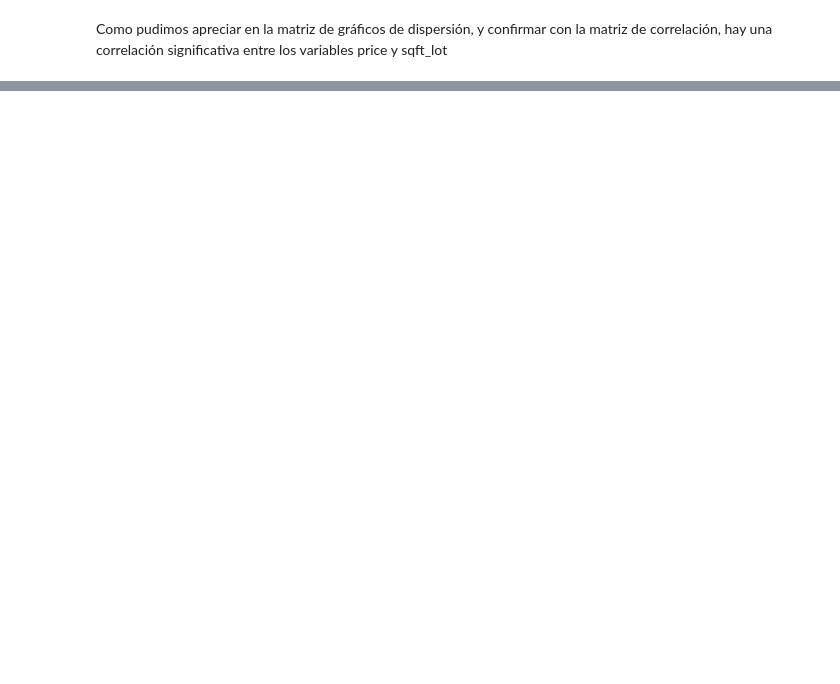
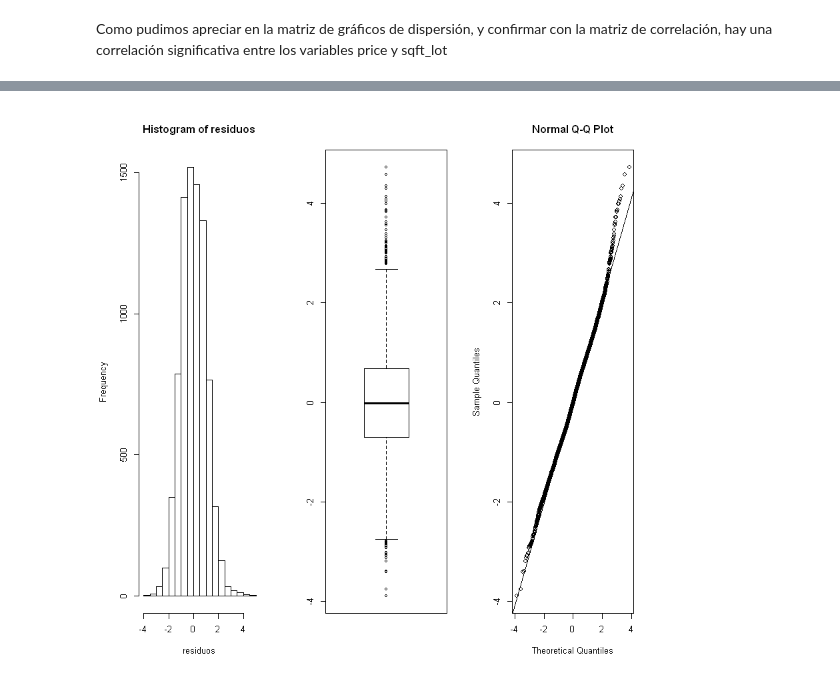
Before and after one commit to ejimenezdelgado/walc_2018_track_big_data, a Jupyter notebook: Dia 1/Regresion Lineal Simple/Regresión Lineal Simple.ipynb, the cells around one changed output, grey strips where cells are left out. Cells and saved outputs as stored; diff of their text form; code cells hidden in the pictures; blank space fills up the shorter version.

```diff
--- a/Dia 1/Regresion Lineal Simple/Regresión Lineal Simple.ipynb
+++ b/Dia 1/Regresion Lineal Simple/Regresión Lineal Simple.ipynb
@@ -173,0 +173,10 @@ abline(lm(y ~ x, data = log(d)))
+# %%
+residuos<-rstandard(reg.price) # residuos estándares del modelo ajustado (completo)
+par(mfrow=c(1,3)) # divide la ventana en una fila y tres columnas
+hist(residuos) # histograma de los residuos estandarizados
+boxplot(residuos) # diagrama de cajas de los residuos estandarizados
+qqnorm(residuos) # gráfico de cuantiles de los residuos estandarizados
+qqline(residuos)
+par(mfrow=c(1,1)) # devuelve la pantalla a su estado original
+# %% [output]
+[figure, added]
```
Also changed, not shown: parts of 19 cells of this notebook, 5 other files.
